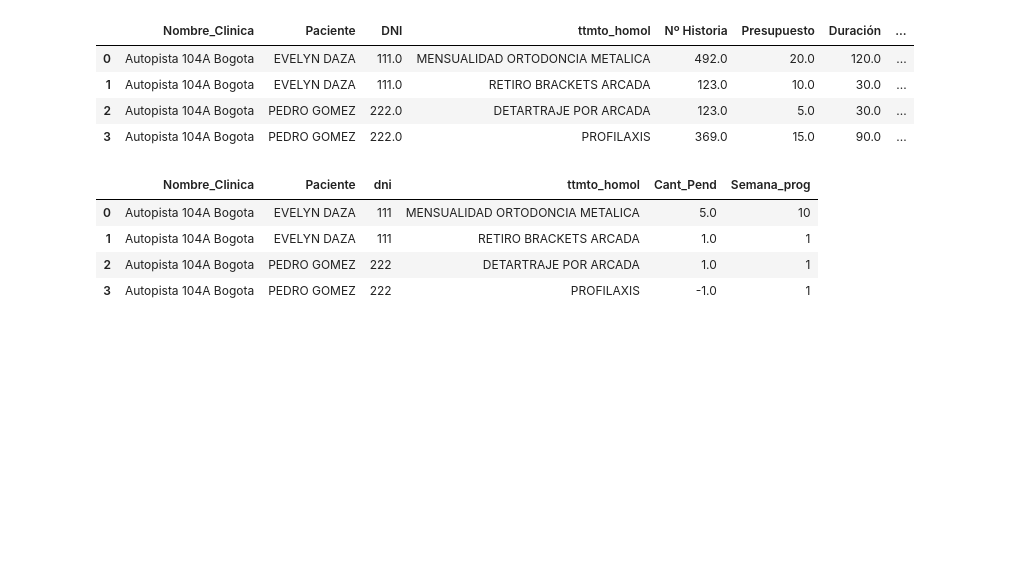
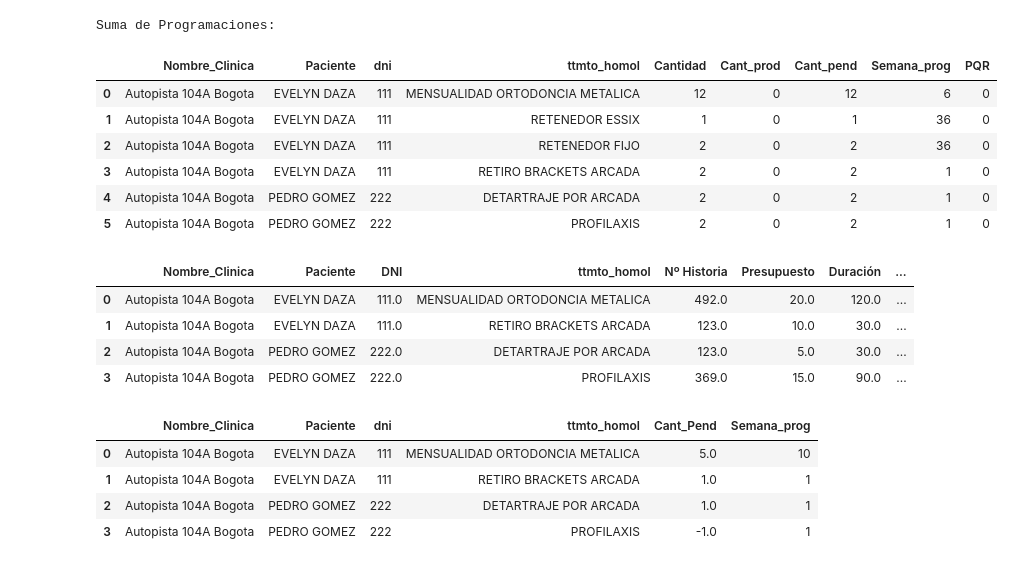
Before and after one commit to davidarango82/intro-data-sci-python, a Jupyter notebook: ConcatProg.ipynb, the cells around one changed output. Saved outputs shown, nothing was run; the diff lists cells and outputs as text; code cells hidden in the pictures; blank space fills up the shorter version.

```diff
--- a/ActualizacionProg.ipynb
+++ b/ConcatProg.ipynb
@@ -73,0 +24,9 @@ prod_df.loc[prod_df['temp'] == True,'ttmto_homol'] = 'RETENEDOR ESSIX'
+# %%
+# extraer coincidencias entre las programaciones, sumar Q´s, sumar semana_prog, conservar fechaVenta original, semana_prog, fechaProg
+innerProg = pd.merge(progTotal, progNueva, how='inner', left_on=['Nombre_Clinica','dni','ttmto_homol'], right_on=['Nombre_Clinica','dni','ttmto_homol'])
+innerProg['Cantidad'] = innerProg['Cantidad_x'] + innerProg['Cantidad_y']
+innerProg['Cant_prod'] = innerProg['Cant_prod_x'] + innerProg['Cant_prod_y']
+innerProg['Cant_pend'] = innerProg['Cant_pend_x'] + innerProg['Cant_pend_y']
+innerProg = innerProg[['Nombre_Clinica','Paciente_x','dni','ttmto_homol','Cantidad','Cant_prod','Cant_pend','fechaVenta_x','Semana_prog_x','fechaProg_x']]
+innerProg = innerProg.rename(index=str, columns={"Paciente_x":"Paciente","fechaVenta_x":"fechaVenta","Semana_prog_x":"Semana_prog",'fechaProg_x':'fechaProg'})
+innerProg
@@ -73,0 +36,6 @@ prod_df.loc[prod_df['temp'] == True,'ttmto_homol'] = 'RETENEDOR ESSIX'
+# %%
+leftProg = pd.merge(progTotal, progNueva, how='left', left_on=['Nombre_Clinica','dni','ttmto_homol'], right_on=['Nombre_Clinica','dni','ttmto_homol'])
+leftProg = leftProg[leftProg['Paciente_y'].isnull()]
+leftProg = leftProg[['Nombre_Clinica','Paciente_x','dni','ttmto_homol','Cantidad_x','Cant_prod_x','Cant_pend_x','fechaVenta_x','Semana_prog_x','fechaProg_x']]
+leftProg = leftProg.rename(index=str, columns={"Paciente_x":"Paciente","fechaVenta_x":"fechaVenta","Semana_prog_x":"Semana_prog",'fechaProg_x':'fechaProg','Cantidad_x':'Cantidad','Cant_prod_x':'Cant_prod','Cant_pend_x':'Cant_pend'})
+leftProg
@@ -74,3 +49,20 @@ prod_df.loc[prod_df['temp'] == True,'ttmto_homol'] = 'RETENEDOR ESSIX'
+# %%
+progTotal = leftProg.append(innerProg)
+
+progTotal = progTotal.groupby(['Nombre_Clinica','Paciente','dni','ttmto_homol'], as_index = False).sum()
+progTotal['PQR'] = 0
+
+print("Suma de Programaciones:")
+progTotal
+# %% [output]
+Suma de Programaciones:
+|  | Nombre_Clinica | Paciente | dni | ttmto_homol | Cantidad | Cant_prod | Cant_pend | Semana_prog | PQR |
+| 0 | Autopista 104A Bogota | EVELYN DAZA | 111 | MENSUALIDAD ORTODONCIA METALICA | 12 | 0 | 12 | 6 | 0 |
+| 1 | Autopista 104A Bogota | EVELYN DAZA | 111 | RETENEDOR ESSIX | 1 | 0 | 1 | 36 | 0 |
+| 2 | Autopista 104A Bogota | EVELYN DAZA | 111 | RETENEDOR FIJO | 2 | 0 | 2 | 36 | 0 |
+| 3 | Autopista 104A Bogota | EVELYN DAZA | 111 | RETIRO BRACKETS ARCADA | 2 | 0 | 2 | 1 | 0 |
+| 4 | Autopista 104A Bogota | PEDRO GOMEZ | 222 | DETARTRAJE POR ARCADA | 2 | 0 | 2 | 1 | 0 |
+| 5 | Autopista 104A Bogota | PEDRO GOMEZ | 222 | PROFILAXIS | 2 | 0 | 2 | 1 | 0 |
 # %%
 prod_df['Cant'] = (prod_df['Importe Producido'] + prod_df['Importe Descuento'])/prod_df['Importe Tratamiento']
 prodResumen = prod_df.groupby(['Clínica','Paciente','DNI','ttmto_homol'], as_index = False).sum()
```
Also changed, not shown: parts of 5 cells of this notebook, 4 other files.
